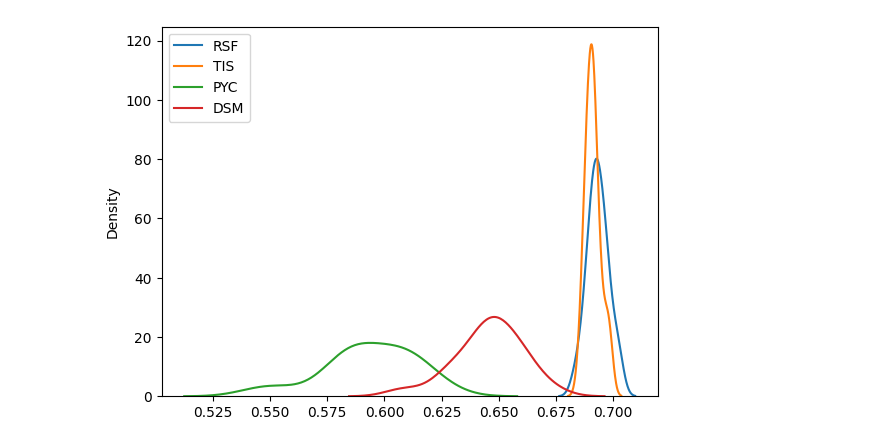
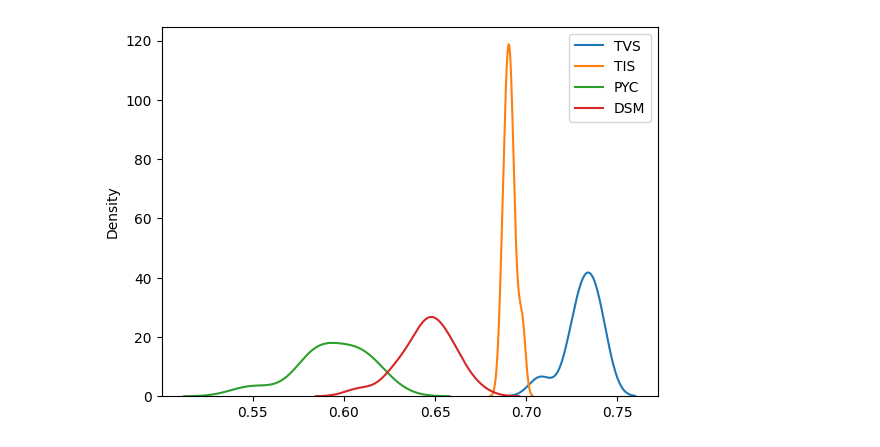
Before and after one commit to sourasen1011/UoE_Research_Project_2023, a Jupyter notebook: time_invariant_survival/experiments.ipynb, the cells around one changed output. Cells and saved outputs as stored; diff of their text form; code cells hidden in the pictures.

```diff
--- a/time_invariant_survival/experiments.ipynb
+++ b/time_invariant_survival/experiments.ipynb
@@ -3,6 +3,10 @@ from main import *
 
 # have a dictionary to store all the metrics
 eval_dict_iter = {
+        'tvs':{
+            'cindex':[] ,
+            'ibs':[]
+            },
         'tis':{
             'cindex':[] ,
             'ibs':[]
@@ -30,12 +34,13 @@ eval_dict_iter = {
         }
 
 # iterate
-for i in range(20):
+for i in range(10):
     eval_dict = run_fitters()
     for model in eval_dict:
         for eval_metric in eval_dict[model]:
             eval_dict_iter[model][eval_metric].append(eval_dict[model][eval_metric])
 
-# 35 min
+# 35 min - TIS
+# ? min - TVS
 # %% [output]
 Using `tqdm.autonotebook.tqdm` in notebook mode. Use `tqdm.tqdm` instead to force console mode (e.g. in jupyter console)
@@ -70,10 +72,11 @@ with open("eval_dict_iter.pickle" , 'rb') as file:
     eval_dict_iter_whole = pickle.load(file)
 # %%
 import seaborn as sns
-sns.kdeplot(np.array(eval_dict_iter['rsf']['cindex']) , label = 'RSF');
+# sns.kdeplot(np.array(eval_dict_iter['rsf']['cindex']) , label = 'RSF');
+sns.kdeplot(np.array(eval_dict_iter['tvs']['cindex']) , label = 'TVS');
 sns.kdeplot(np.array(eval_dict_iter_whole['tis']['cindex']) , label = 'TIS');
 sns.kdeplot(np.array(eval_dict_iter_whole['pyc']['cindex']) , label = 'PYC');
 sns.kdeplot(np.array(eval_dict_iter_whole['dsm']['cindex']) , label = 'DSM');
 plt.legend();
 # %% [output]
-[figure, old version]
+[figure, new version]
```
Also changed, not shown: parts of 1 cell of this notebook, 4 other files.
